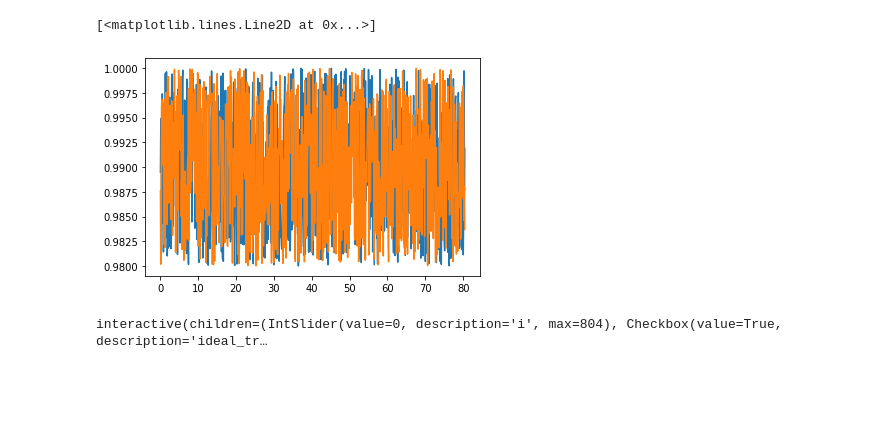
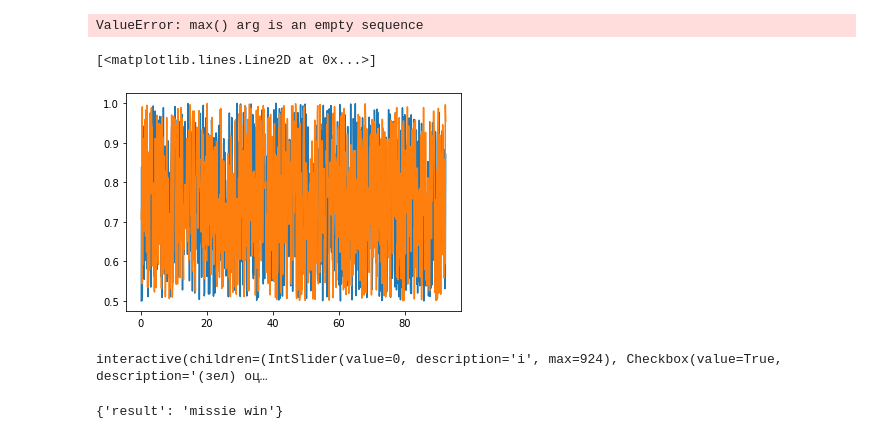
Before and after one commit to TovarnovM/neuro_missile, a Jupyter notebook: src/parallel drone 2.ipynb, the cells around one changed output. Cells and saved outputs as stored; diff of their text form; code cells hidden in the pictures; blank space fills up the shorter version.

```diff
--- a/src/parallel drone 2.ipynb
+++ b/src/parallel drone 2.ipynb
@@ -15,0 +120,9 @@ cl
+# %%
+for i in tqdm(range(130)):
+    futs = run_parallel_sim(10000)
+    buffer.refresh()
+    while not all([f.status in {'finished', 'error'} for f in futs]):
+        losses.append(learn(512, False))
+    extend_buff(futs)
+    buffer.trim_oldest(2500000, False)
+buffer.refresh()
@@ -15,0 +133,4 @@ cl
+# %%
+print(buffer.refresh())
+for i in tqdm(range(30)):
+    losses.append(learn(2048, False))
@@ -15,0 +171,5 @@ cl
+# %%
+final_rewards = [i['final_reward'] for i in successes]
+max(final_rewards), min(final_rewards), np.mean(final_rewards)
+# %% [output]
+ValueError: max() arg is an empty sequence
@@ -16,5 +184,5 @@ cl
 # %%
-env = DroneGym2.make()
+env = DroneGym2.make(ay_missile=3, vel_missile=10)
 # %%
 score = 0
 env.record_history = True
@@ -24,7 +192,7 @@ for i in tqdm(range(1)):
     done = False
     score = 0
     while not done:
-        action = np.random.uniform(0.98,1, size=2)
+        action = np.random.uniform(0.5,1, size=2)
 #         action = agent.choose_action(observation)
         observation_, reward, done, info = env.step(action)
         score += reward
@@ -40,56 +208,72 @@ gym = env
 xs = []
 ys = []
 f1s = []
 f2s = []
 rewards = []
 ts = []
 dts = []
 scores = [0]
 vels = []
+xsm = []
+ysm = []
+omegas = []
 for d in gym.history:
     gym.set_state(d['state'])
     xs.append(gym.drone.pos.x)
     ys.append(gym.drone.pos.y)
+    omegas.append(gym.drone.omega)
     f1, f2 = d['actions']
     f1s.append(f1)
     f2s.append(f2)
     ts.append(gym.time_curr)
     rewards.append(d['reward'])
     dts.append(d['delta_t1'])
     scores.append(scores[-1]+d['reward'])
     vels.append(gym.drone.vel.len())
+    xsm.append(gym.missile.pos.x)
+    ysm.append(gym.missile.pos.y)
 scores = scores[1:]
 i1=0
 i2=-1
 # plt.plot(ts[i1:i2], rewards[i1:i2])
 plt.plot(ts[i1:i2], f1s[i1:i2])
 plt.plot(ts[i1:i2], f2s[i1:i2])
 # plt.plot(ts[i1:i2], dts[i1:i2])
 # %% [output]
 [<matplotlib.lines.Line2D at 0x...>]
-[figure, old version]
+[figure, new version]
 # %%
 @interact(i=ipywidgets.IntSlider(min=0,max=len(gym.history)-1,step=1, value=0),
-         ideal_traj=ipywidgets.Checkbox(value=True, description ='ideal_traj'))
-def plot_history(i,ideal_traj):
+         ideal_traj=ipywidgets.Checkbox(value=True, description ='(зел) оценка траетктории до цели'),
+         drone_traject=ipywidgets.Checkbox(value=True, description ='(синяя) траектория дрона '),
+         missile_traject=ipywidgets.Checkbox(value=True, description ='(красная) траектория ракеты '))
+def plot_history(i,ideal_traj,drone_traject, missile_traject):
     d = gym.history[i]
     i1=0#max(0,i-30)
     i2=i+1
     gym.set_state(d['state'])
     fig, (ax, ax2, ax3) = plt.subplots(1,3, figsize=(14,7))
     gym.plot(ax, drone_mashtb=50, vec_mashtb=10, actions=d['actions'],ideal_traj=ideal_traj, missile_d=True, missile_vec_mshtb=10)
-    ax.plot(xs[i1:i],ys[i1:i],ls=':')
+    if drone_traject:
+        ax.plot(xs[i1:i],ys[i1:i],ls=':',c='blue')
+    if missile_traject:
+        ax.plot(xsm[i1:i],ysm[i1:i],ls=':',c='red')
     ax.set_aspect('equal', adjustable='box')
 
 
 #     ax2.plot(ts[i1:i2], f1s[i1:i2])
 #     ax2.plot(ts[i1:i2], f2s[i1:i2])
     ax2.grid()
-    ax2.plot(ts[:i2], vels[:i2])
+#     ax2.plot(ts[:i2], vels[:i2])
+    ax2.plot(ts[:i2], omegas[:i2])
 
     ax3.plot(ts[:i2], rewards[:i2])
     ax3.grid()
     ax.grid()
     plt.show()
 # %% [output]
-interactive(children=(IntSlider(value=0, description='i', max=804), Checkbox(value=True, description='ideal_tr…
+interactive(children=(IntSlider(value=0, description='i', max=924), Checkbox(value=True, description='(зел) оц…
+# %%
+info
+# %% [output]
+{'result': 'missie win'}
```
Also changed, not shown: parts of 16 cells of this notebook, 22 other files.
